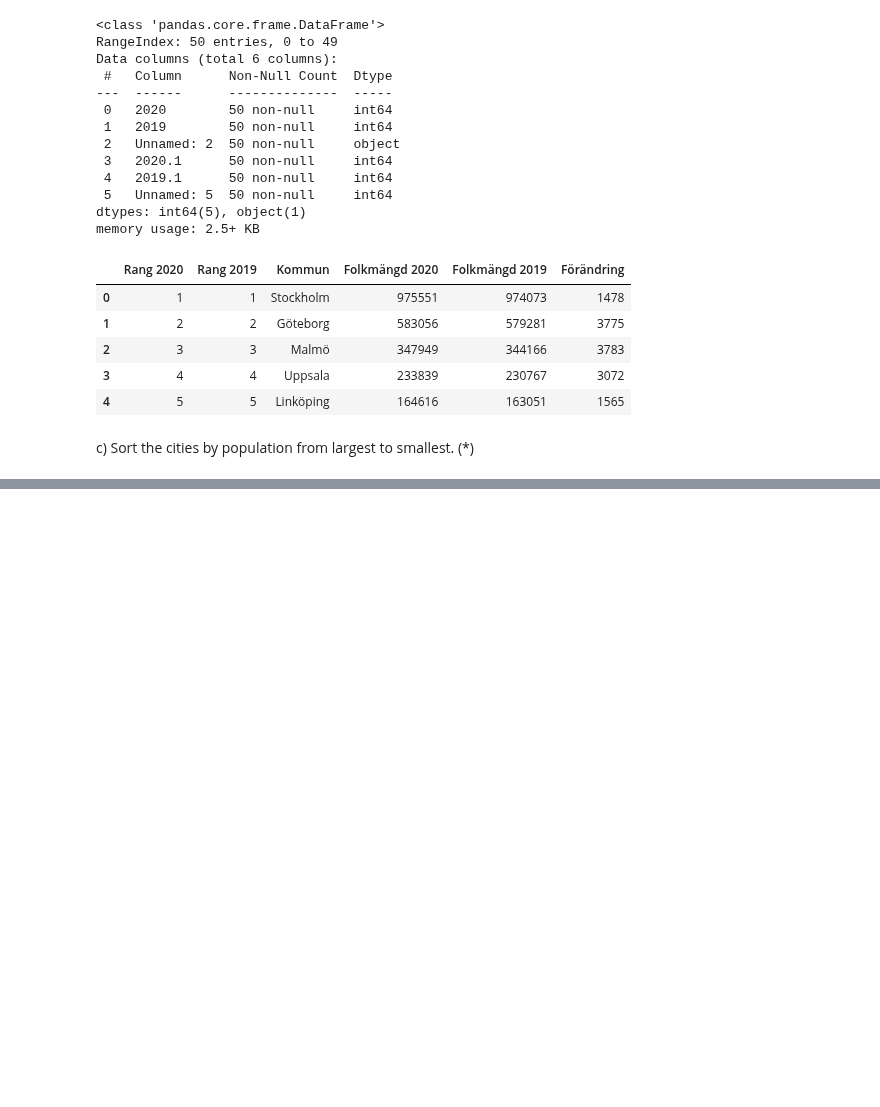
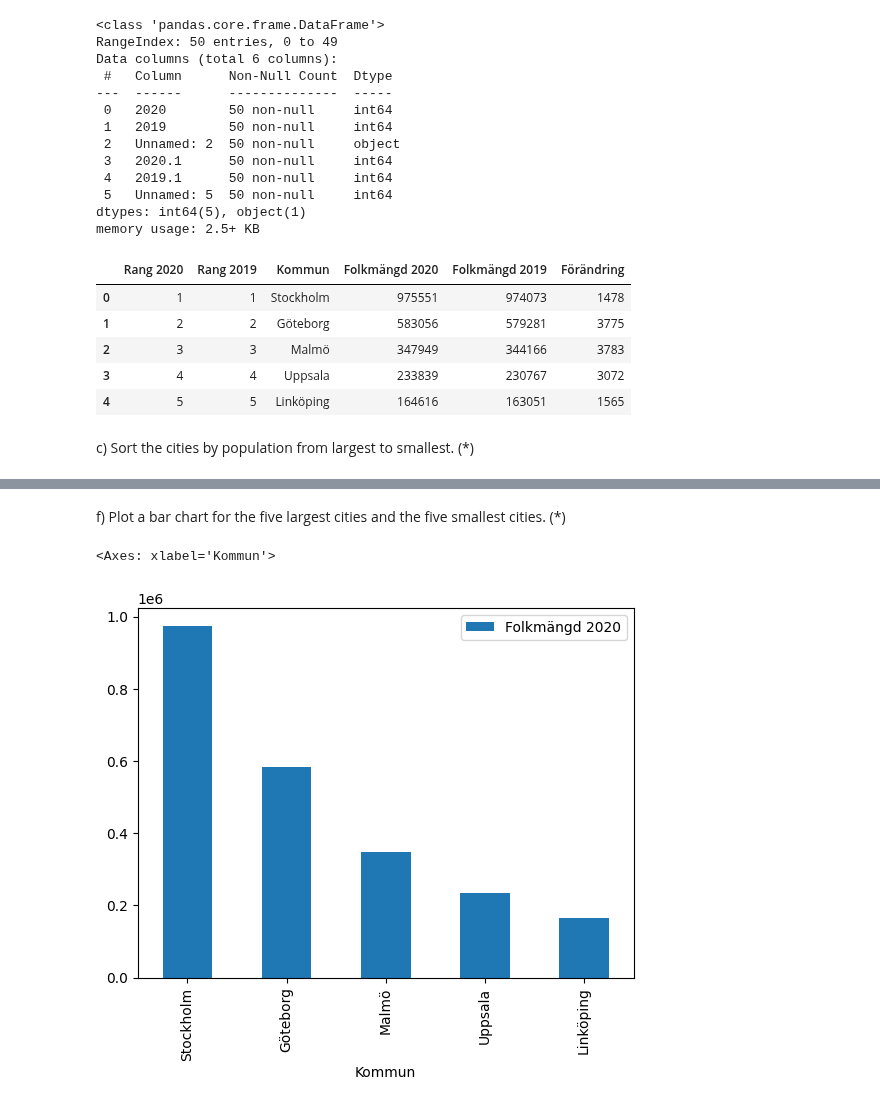
Before and after one commit to Zandri2k/Python-Sandra-Nilsson-OPA23, a Jupyter notebook: exercise/Python_exercises.ipynb, the cells around one changed output, grey strips where cells are left out. Cells and saved outputs as stored; diff of their text form; code cells hidden in the pictures; blank space fills up the shorter version.

Commit message:
f) Plot a bar chart for the five largest cities and the five smallest cities. (*)

```diff
--- a/exercise/Python_exercises.ipynb
+++ b/exercise/Python_exercises.ipynb
@@ -483,6 +483,6 @@ df_1.head()
 # %% [markdown]
   c) Sort the cities by population from largest to smallest. (*)
 # %%
-df_1_large_To_Small = df_1["Folkmängd 2020"].sort_values(ascending=False).head()
-print(df_1_large_To_Small)
+df_1_large_To_Small = df_1[["Kommun", "Folkmängd 2020"]].sort_values(by= "Folkmängd 2020", ascending=False).head()
+df_1_large_To_Small
 # %% [output]
@@ -494,0 +553,7 @@ Name: Folkmängd 2020, dtype: int64
+# %% [markdown]
+f) Plot a bar chart for the five largest cities and the five smallest cities. (*)
+# %%
+df_1_large_To_Small.head(10).plot(kind="bar", x = "Kommun", y = "Folkmängd 2020") # visar de 10 störta utsläpparna
+# %% [output]
+<Axes: xlabel='Kommun'>
+[figure, added]
```
Also changed, not shown: parts of 7 cells of this notebook.
